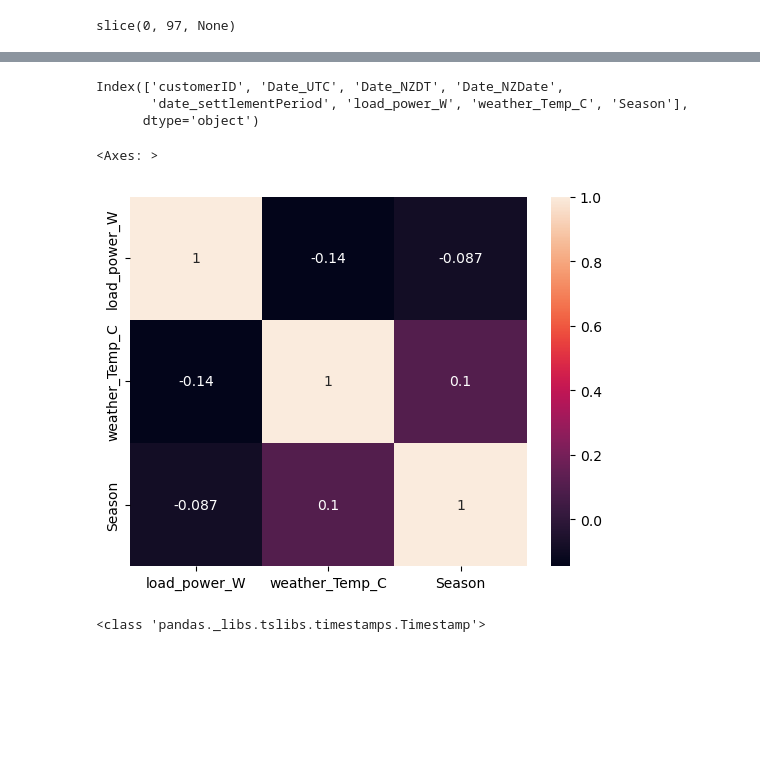
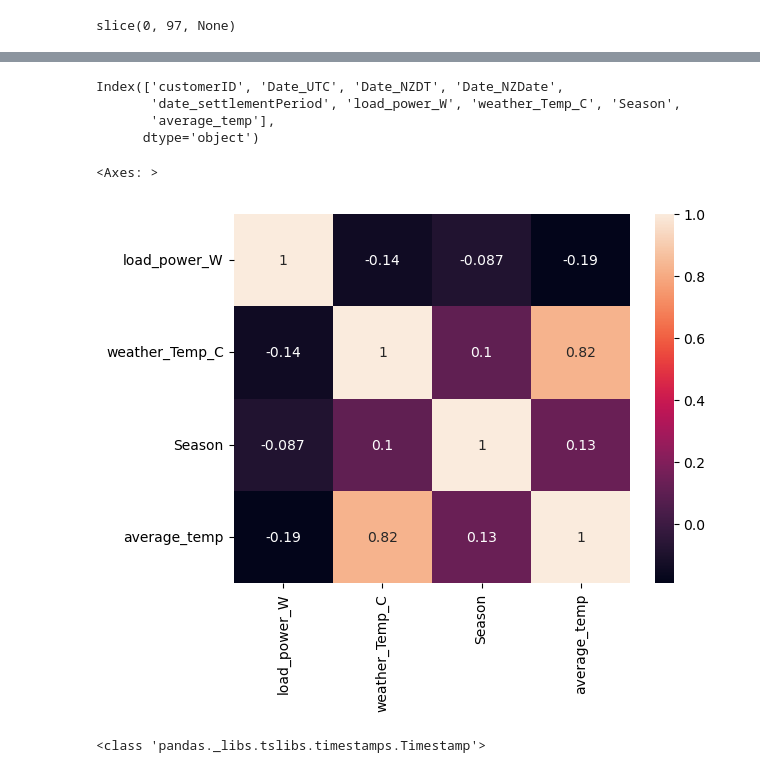
Before and after one commit to jhaworth21/HackSheffield8, a Jupyter notebook: main/notebook.ipynb, the cells around one changed output, grey strips where cells are left out. Saved outputs shown, nothing was run; the diff lists cells and outputs as text; code cells hidden in the pictures; blank space fills up the shorter version.

Commit message:
Create average temp

```diff
--- a/main/notebook.ipynb
+++ b/main/notebook.ipynb
@@ -57,3 +57,6 @@ df.head()
 | 2 | 793 | 2022-10-21 18:30:00+00:00 | 2022-10-22 07:30:00+00:00 | 2022-10-22 | 16 | 3565.5 | NaN | ... |
 | 3 | 793 | 2022-10-21 18:45:00+00:00 | 2022-10-22 07:45:00+00:00 | 2022-10-22 | 16 | 3420.5 | NaN | ... |
 | 4 | 793 | 2022-10-21 19:00:00+00:00 | 2022-10-22 08:00:00+00:00 | 2022-10-22 | 17 | 3236.5 | NaN | ... |
+# %%
+df['average_temp'] = df.groupby(['customerID', 'Date_NZDate'])['weather_Temp_C'].transform(np.mean)
+df
@@ -126,15 +143,16 @@ Name: weather_Temp_C, Length: 97, dtype: float64
 df.columns
 # %% [output]
 Index(['customerID', 'Date_UTC', 'Date_NZDT', 'Date_NZDate',
-       'date_settlementPeriod', 'load_power_W', 'weather_Temp_C', 'Season'],
+       'date_settlementPeriod', 'load_power_W', 'weather_Temp_C', 'Season',
+       'average_temp'],
       dtype='object')
 # %%
 # Assuming df is your DataFrame
-correlation_matrix = df[['load_power_W', 'weather_Temp_C', 'Season']].corr()
+correlation_matrix = df[['load_power_W', 'weather_Temp_C', 'Season', 'average_temp']].corr()
 sns.heatmap(correlation_matrix, annot=True)
 # %% [output]
 <Axes: >
-[figure, old version]
+[figure, new version]
 # %%
 print(type(df['Date_UTC'][0]))
 # %% [output]
```
Also changed, not shown: parts of 2 cells of this notebook.
